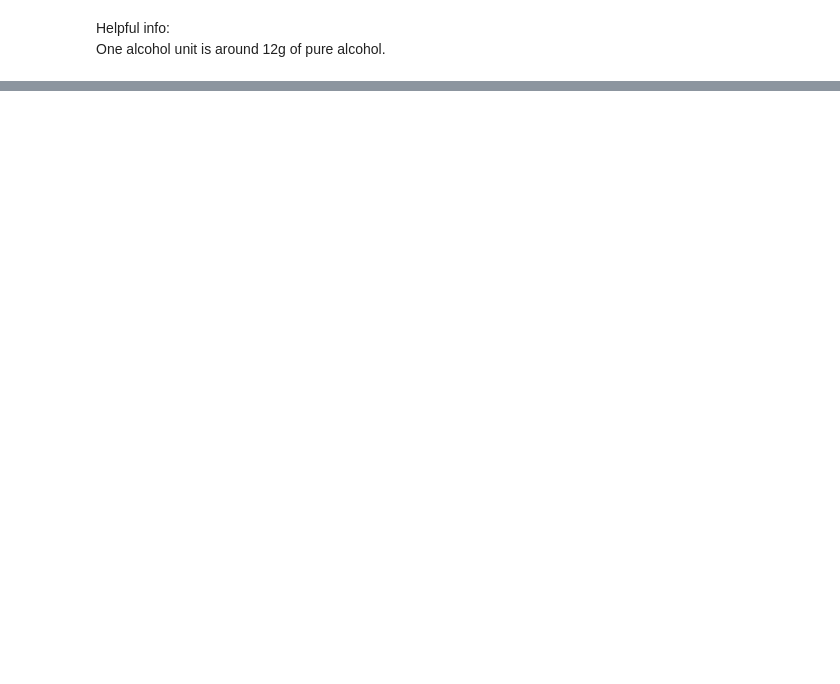
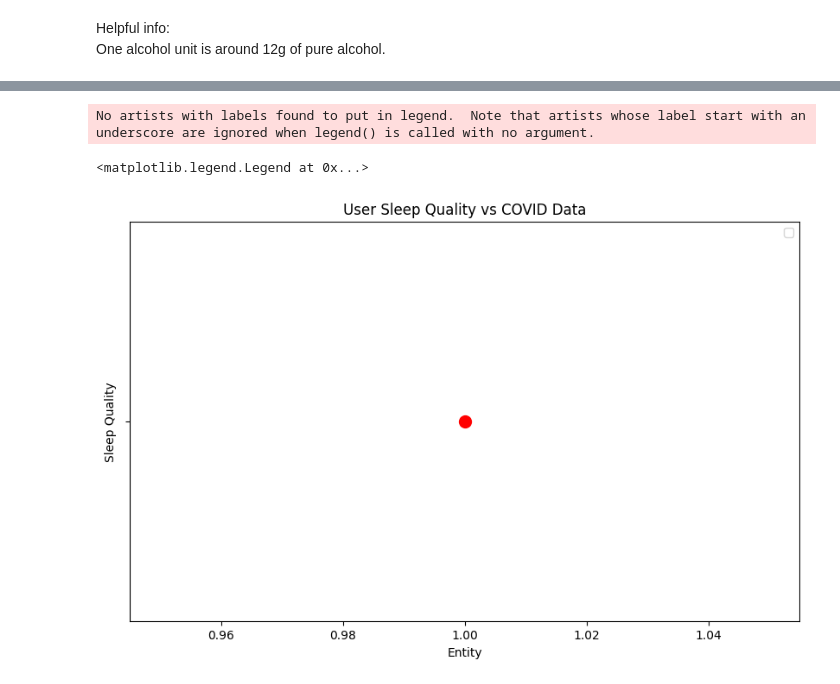
Before and after one commit to heksaani/DataScienceProject, a Jupyter notebook: HealthNotebook.ipynb, the cells around one changed output, grey strips where cells are left out. Drawn from its saved outputs; the diff is of its cells as text; code cells hidden in the pictures; blank space fills up the shorter version.

```diff
--- a/HealthNotebook.ipynb
+++ b/HealthNotebook.ipynb
@@ -182,0 +185,31 @@ plt.show()
+# %%
+# plot the user's sleep quality vs the average sleep quality of the COVID data
+
+user_sleep_quality = sleep_quality_value
+
+plt.figure(figsize=(10, 6))
+
+#x_values = np.ones(len(data['sleep quality']))
+
+#create sleep quality sample data with values 1, 2, 3
+x_values = np.ones(3)
+x_values[0] = 1
+x_values[1] = 2
+x_values[2] = 3
+
+
+#plt.scatter(x_values, data['sleep quality'], color='blue', marker='o', s=100, alpha=0.5, label='Data')
+
+plt.scatter([1], [user_sleep_quality], color='red', marker='o', s=100, label=name_value)
+
+#plt.axhline(y=data['sleep quality'].mean(), color='black', linestyle='--', label='Average Sleep Quality')
+
+# Add labels and title
+plt.xlabel('Entity')
+plt.ylabel('Sleep Quality')
+plt.title('User Sleep Quality vs COVID Data')
+plt.legend()
+# %% [output]
+No artists with labels found to put in legend.  Note that artists whose label start with an underscore are ignored when legend() is called with no argument.
+<matplotlib.legend.Legend at 0x...>
+[figure, added]
```
Also changed, not shown: parts of 5 cells of this notebook.
